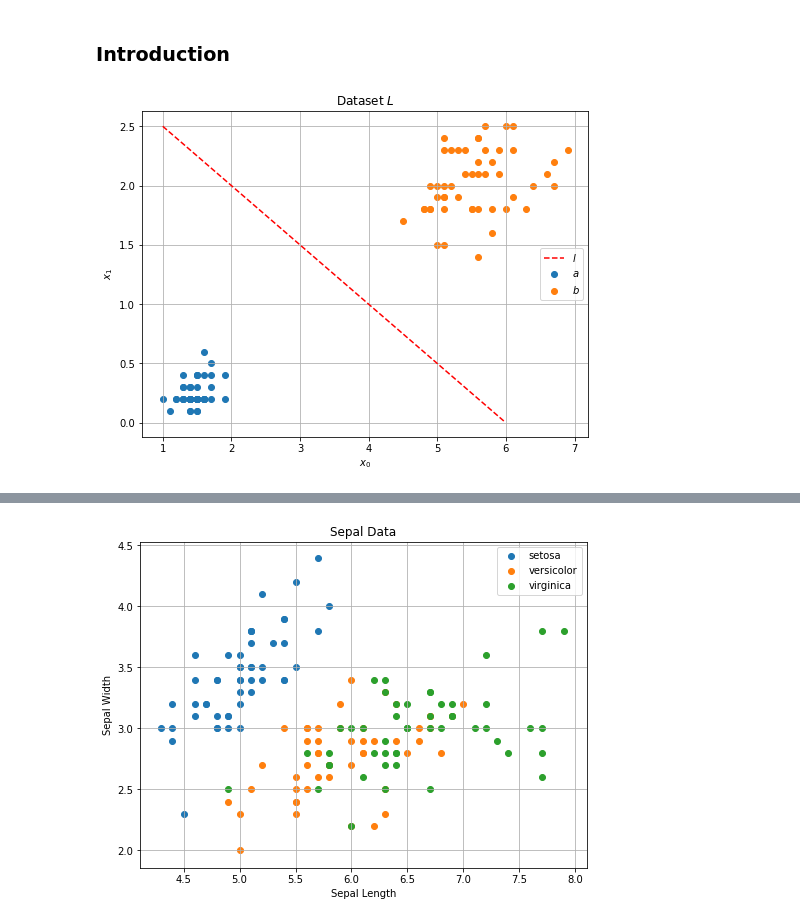
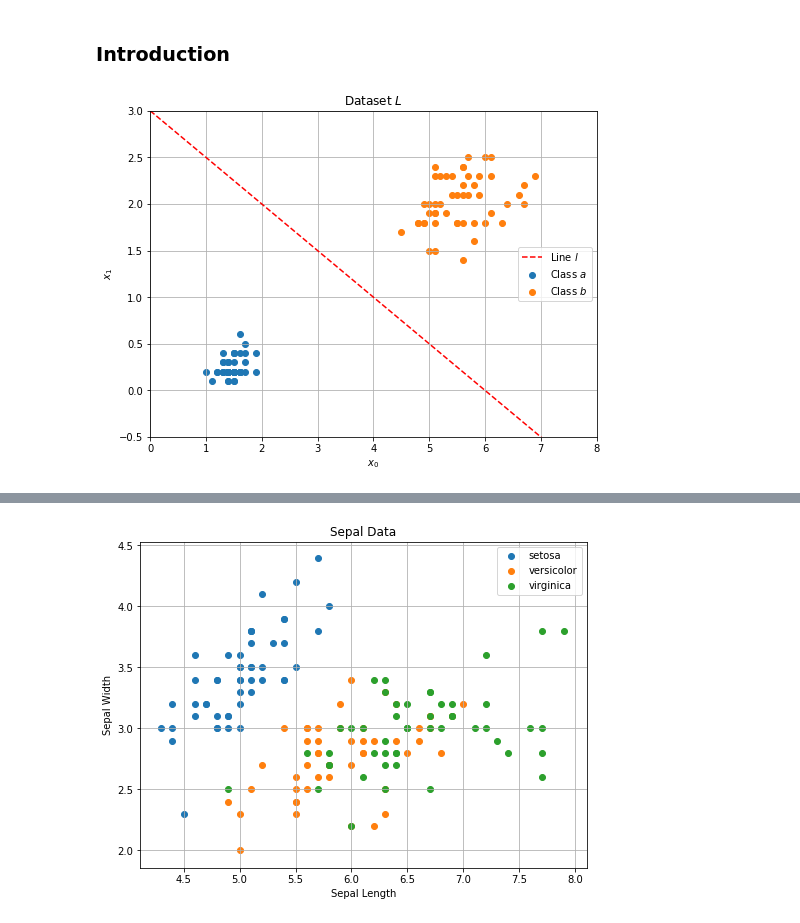
Before and after one commit to johnduffymsc/msc_comp0120project, a Jupyter notebook: COMP0120_Project_John_Duffy.ipynb, the cells around one changed output, grey strips where cells are left out. Cells and saved outputs as stored; diff of their text form; code cells hidden in the pictures.

```diff
--- a/COMP0120_Project_John_Duffy.ipynb
+++ b/COMP0120_Project_John_Duffy.ipynb
@@ -18,22 +18,25 @@ y_names = iris["target_names"]
 # %% [markdown]
 ### Introduction
 # %%
-# Petal Data
-labels = ["$a$", "$b$"]
+# intro_01.pdf
+
+labels = ["Class $a$", "Class $b$"]
 plt.figure(figsize=(8, 6))
+plt.xlim(0, 8)
+plt.ylim(-0.5, 3)
 for i, value in enumerate([0, 2]):
     plt.scatter(X[y == value, 2], X[y == value, 3], label=labels[i])
-x0 = np.arange(1, 6, 0.01)
+x0 = np.arange(plt.xlim()[0], plt.xlim()[1], 0.01)
 m = -0.5
 c = 3.0
 x1 = m * x0 + c
-plt.plot(x0, x1, "--r", label="$l$")
+plt.plot(x0, x1, "--r", label="Line $l$")
 plt.title("Dataset $L$")
 plt.xlabel("$x_0$")
 plt.ylabel("$x_1$")
 plt.legend(loc="center right")
 plt.grid()
-plt.savefig("intro_1.pdf")
+plt.savefig("intro_0.pdf")
 plt.show()
 # %% [output]
-[figure, old version]
+[figure, new version]
```
Also changed, not shown: parts of 5 cells of this notebook, 1 other file.
